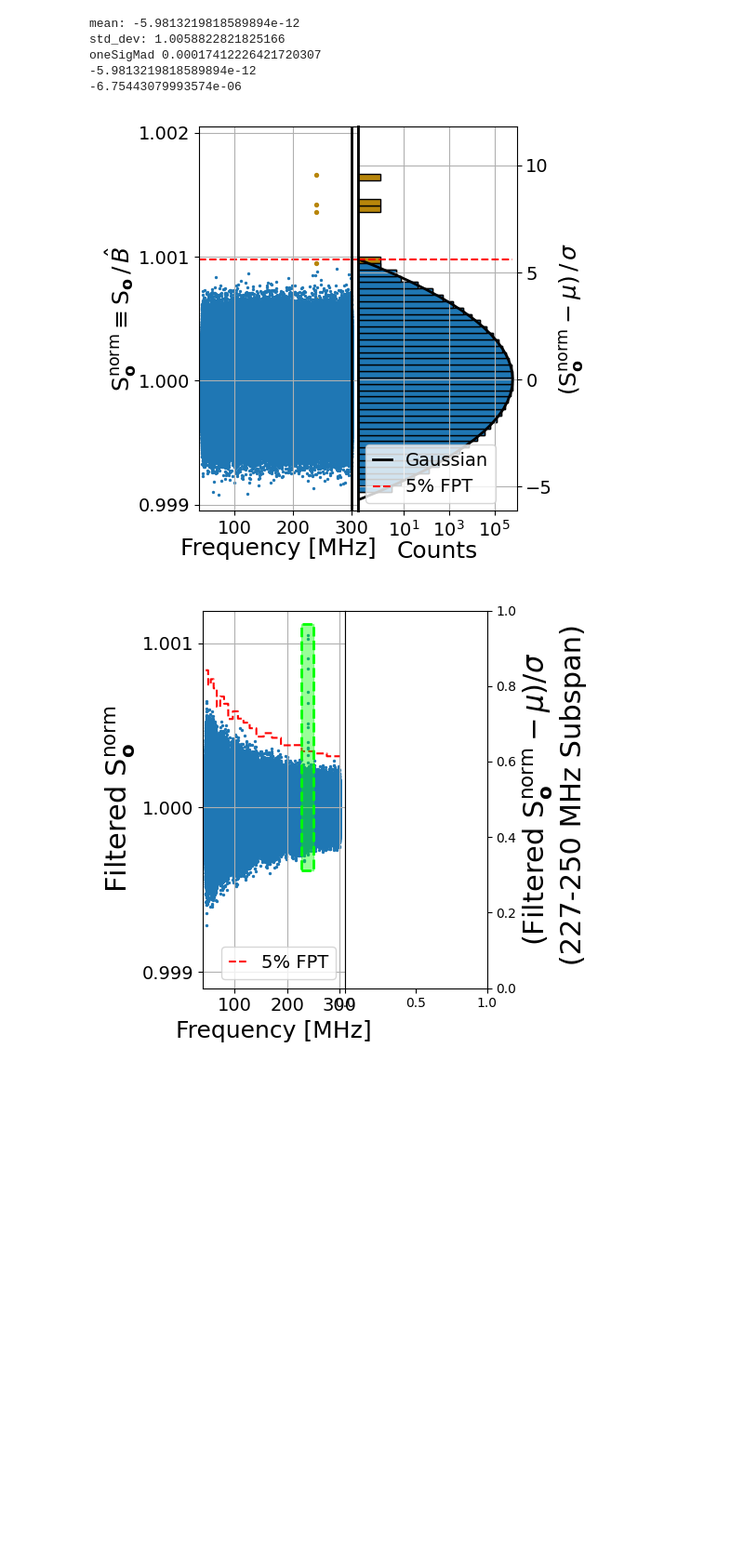
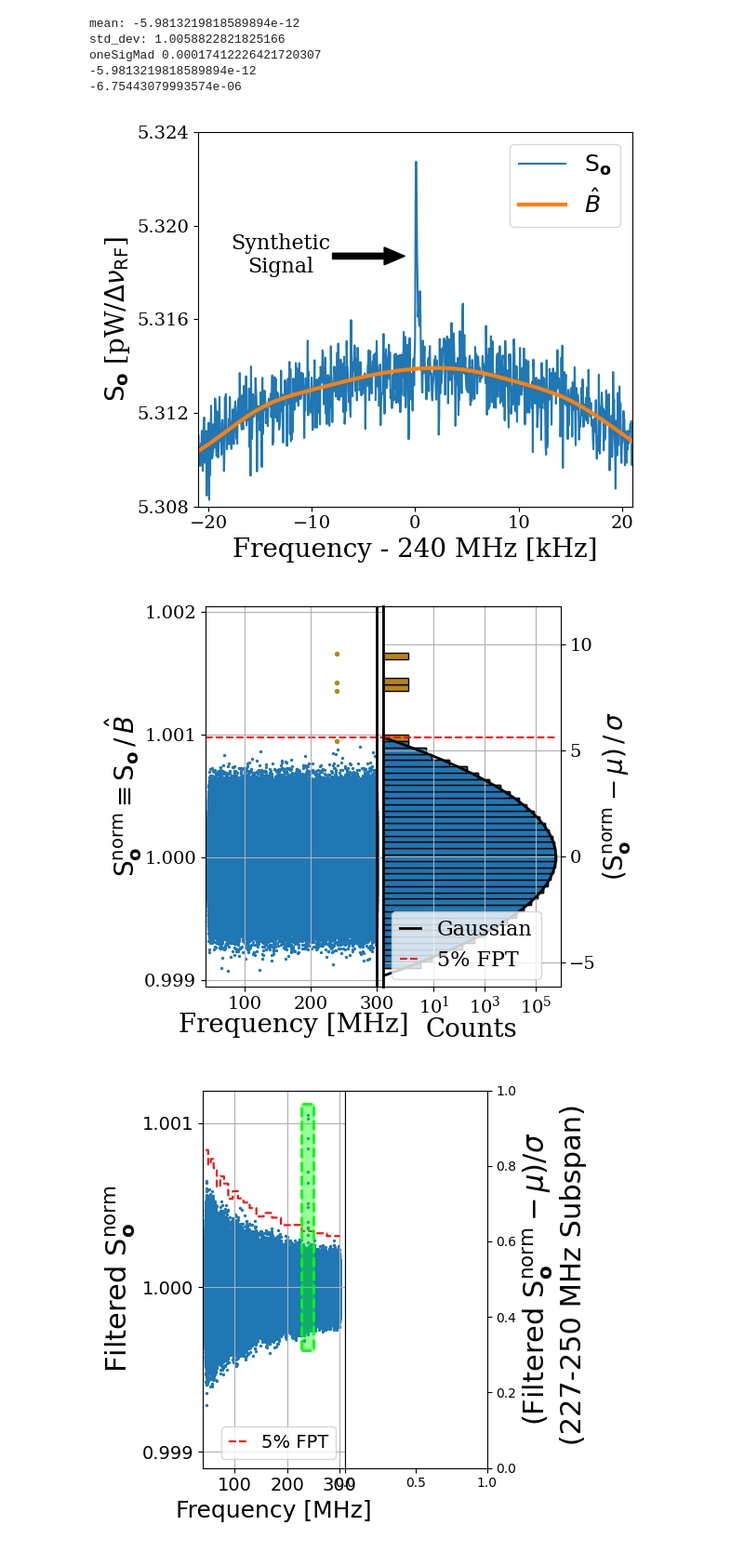
Before and after one commit to josephmlev/darkRadio, a Jupyter notebook: daqAnalysisAndExperiments/run1p4/run1p4_analysis/analysisClass.ipynb, the cells around one changed output. Shown at 93% size. Saved outputs shown, nothing was run; the diff lists cells and outputs as text; code cells hidden in the pictures; blank space fills up the shorter version.

Commit message:
updates plotting in analysis class

```diff
--- a/daqAnalysisAndExperiments/run1p4/run1p4_analysis/analysisClass.ipynb
+++ b/daqAnalysisAndExperiments/run1p4/run1p4_analysis/analysisClass.ipynb
@@ -2,6 +2,9 @@
 import matplotlib.pyplot as plt
 import scipy.stats
 %matplotlib widget
+
+from matplotlib import rcParams
+rcParams['font.family'] = 'serif'
 # %%
 """
 A collection of functions to perform a dark photon search on an averaged spectrum
@@ -670,15 +671,16 @@ plt.close('all')
 
 from matplotlib.gridspec import GridSpec
 ###### PANNEL A ######
-'''
-plt.figure(figsize=(5, 5))
-plt.text(-10,5.318,'Synthetic\nSignal', size = 18, horizontalalignment='center')
+
+plt.figure(figsize=(6, 5))
+plt.text(-13,5.318,'Synthetic\nSignal', size = 16, horizontalalignment='center')
+plt.arrow(-8,5.3187, 5,0, width = 0.00025, head_length = 2, color = 'black', fill = True)
 plt.plot(freqs[idxStart:idxStop]*1000-240000, spec[idxStart:idxStop]/1e-12, label=r'$\mathrm{S}_{\mathbf{o}}$')
 plt.plot(freqs[idxStart:idxStop]*1000-240000, H[idxStart:idxStop]/1e-12, label = r'$\hat{B}$', linewidth =3)
-plt.xlabel('Frequency - 240 MHz [kHz]', fontsize=18)
-plt.ylabel(r'$\mathrm{S}_{\mathbf{o}}$ [pW/$\Delta \nu_{\mathrm{RF}}$]', fontsize=18)
-plt.tick_params('y',labelrotation=60,labelsize = 14)
-plt.tick_params('x',labelrotation=0,labelsize = 13)
+plt.xlabel('Frequency - 240 MHz [kHz]', fontsize=20)
+plt.ylabel(r'$\mathrm{S}_{\mathbf{o}}$ [pW/$\Delta \nu_{\mathrm{RF}}$]', fontsize=20)
+plt.tick_params('y',labelrotation=0,labelsize = 14)
+plt.tick_params('x',labelrotation=0,labelsize = 14)
 plt.legend(fontsize=18, handlelength = 2)
 #plt.grid(True)
 plt.ylim(5.3085,5.324)
@@ -689,7 +691,6 @@ plt.gca().set_yticks(plt.gca().get_yticks()[::2])
 plt.tight_layout()
 plt.show()
 
-'''
 ###### PANNEL B ######
 frequency = freqs[idxStart:idxStop]  # Your frequency data
 power = normSpec[idxStart:idxStop]      # Your power data
@@ -701,7 +702,7 @@ zScoreSpecRawPlt= zScoreSpecRaw[idxStart:idxStop]
 normLam         = normLam[idxStart:idxStop]
 
 
-fig = plt.figure(figsize=(5.5, 5))
+fig = plt.figure(figsize=(6, 5))
 
 #plt.subplots_adjust(wspace=0)
 
@@ -720,8 +721,8 @@ ax1.scatter(frequency, (powerRaw), zorder = 0, alpha = 1, s = 2)
 #ax1.plot(frequency, power, zorder = 0, alpha = .5)
 #ax1.hlines(1, 40, 300, colors = 'orange')
 
-ax1.set_xlabel('Frequency [MHz]', fontsize=18, labelpad=0)
-ax1.set_ylabel(r'$\mathrm{S}_{\mathbf{o}}^\mathrm{norm} \equiv \mathrm{S}_{\mathbf{o}}\,/\,\hat{B}$', fontsize = 18, labelpad = 0, zorder =9 )
+ax1.set_xlabel('Frequency [MHz]', fontsize=20, labelpad=0)
+ax1.set_ylabel(r'$\mathrm{S}_{\mathbf{o}}^\mathrm{norm} \equiv \mathrm{S}_{\mathbf{o}}\,/\,\hat{B}$', fontsize = 20, labelpad = 0, zorder =9 )
 ax1.grid(True)
 ax1.hlines(((std_dev*get_required_sigma(len(frequency), .95) +1)), 40, 320, colors = 'red', linestyles='dashed', zorder = 0)
 ax1.tick_params(axis = 'y', labelrotation=0,  labelsize = 14)
@@ -748,37 +749,38 @@ pdf_fitted *= len(zScoreSpecPlt) * bin_width
 
 
 ax2.hist(zScoreSpecPlt, bins=bin_edges, orientation='horizontal', color = 'darkgoldenrod', density=False, alpha=1, edgecolor = 'black')
 ax2.hist(zScoreSpecRawPlt, bins=bin_edges, orientation='horizontal', density=False, alpha=1, edgecolor = 'black')
 
 #ax2.barh(bin_centers, hist_noise, height=np.diff(bins), color='blue', edgecolor='black')
 #ax2.barh(bin_centers, excess_signal, height=np.diff(bins), color='red', edgecolor='black')
 
 
 ax2.plot(pdf_fitted, x, label = "Gaussian", color = 'black', linewidth = 2) #label=f'Fit: $\mu$={mean:.3f} \n $\sigma$={std_dev:.3f}')
 #ax2.hlines(10000, .1, max(pdf_fitted), colors = 'orange', label = r'$\hat{B}$') #intentionally out of range
 ax2.hlines(get_required_sigma(len(frequency), .95), .1, max(pdf_fitted), colors = 'red', linestyles='dashed', label = "5% FPT")
-ax2.set_xlabel('Counts', fontsize = 18, labelpad=0)
+ax2.set_xlabel('Counts', fontsize = 20, labelpad=0)
 ax2.tick_params(axis = 'x',  labelsize = 14)
 ax2.tick_params(axis = 'y',  labelsize = 14)
 ax2.semilogx()
 ax2.set_xticks([10, 1000, 100000])
 ax2.set_yticks([-5, 0,5,10])
 ax2.grid(True)
 ax2.set_xlim(.1,max(pdf_fitted)*1.5)
 #ax2.set_ylim(-6,10.32) use for default ax1 ylim
 ax2.set_ylim(-6.13673,11.81213) #calculate with ([ymin/max from ax1]-.999993245)/0.0001741222
 
 #ax2.legend(loc=(.05,.27), fontsize = 14, handlelength = 1) #center location
-ax2.legend(loc=(.05,0.02), fontsize = 14, handlelength = 1)
+ax2.legend(loc=(.05,0.02), fontsize = 16, handlelength = 1)
 
 # Move the y-axis label to the right
 ax2.yaxis.tick_right()
 ax2.yaxis.set_label_position("right")
-ax2.set_ylabel(r'$(\mathrm{S}_{\mathbf{o}}^\mathrm{norm} - \mu) \, / \,\sigma$', fontsize=18)
+ax2.set_ylabel(r'$(\mathrm{S}_{\mathbf{o}}^\mathrm{norm} - \mu) \, / \,\sigma$', fontsize=20)
 fig.tight_layout(h_pad=1)#rect=[0,0,.8,1]
 plt.show();
 # %% [output]
-[figure, old version]
+[figure, new version]
+[figure, added]
 # %%
 plt.close('all')
 from matplotlib import patches
```
Also changed, not shown: parts of 1 cell of this notebook.
